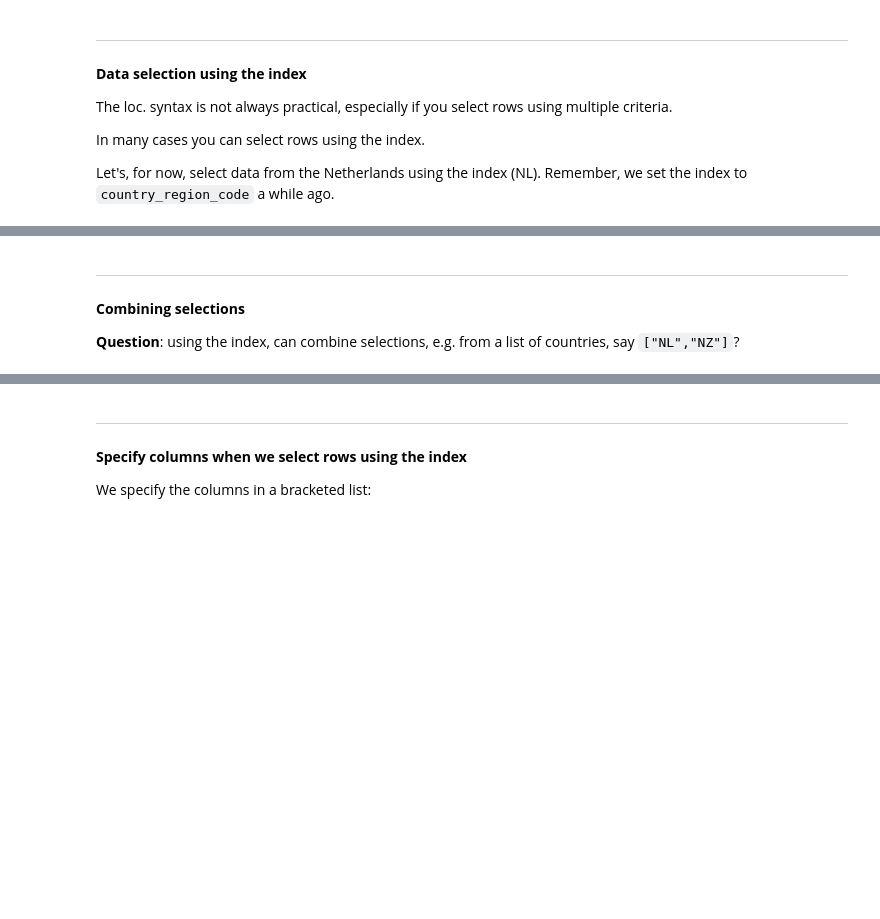
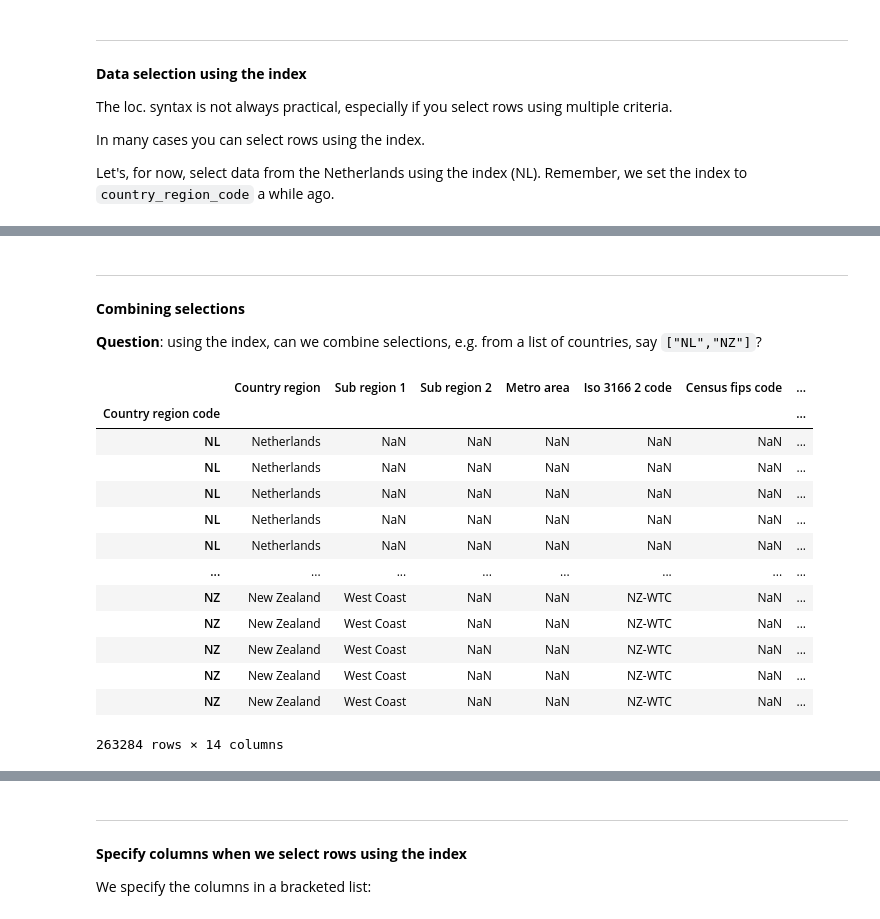
Before and after one commit to blucap/EEA_Python_Primer, a Jupyter notebook: session5.ipynb, the cells around one changed output, grey strips where cells are left out. Cells and saved outputs as stored; diff of their text form; code cells hidden in the pictures; blank space fills up the shorter version.

```diff
--- a/session5.ipynb
+++ b/session5.ipynb
@@ -156,9 +326,25 @@ dfnl.head(3)
 
 **Combining selections**
 
-**Question**: using the index, can combine selections, e.g. from a list of countries, say `["NL","NZ"]`?
+**Question**: using the index, can we combine selections, e.g. from a list of countries, say `["NL","NZ"]`?
 # %%
-
+dfnlnz = df.loc[["NL", "NZ"]]
 # Show the head of the newly created data frame dfnlnz:
+dfnlnz
+# %% [output]
+|  | Country region | Sub region 1 | Sub region 2 | Metro area | Iso 3166 2 code | Census fips code | ... |
+| Country region code |  |  |  |  |  |  | ... |
+| NL | Netherlands | NaN | NaN | NaN | NaN | NaN | ... |
+| NL | Netherlands | NaN | NaN | NaN | NaN | NaN | ... |
+| NL | Netherlands | NaN | NaN | NaN | NaN | NaN | ... |
+| NL | Netherlands | NaN | NaN | NaN | NaN | NaN | ... |
+| NL | Netherlands | NaN | NaN | NaN | NaN | NaN | ... |
+| ... | ... | ... | ... | ... | ... | ... | ... |
+| NZ | New Zealand | West Coast | NaN | NaN | NZ-WTC | NaN | ... |
+| NZ | New Zealand | West Coast | NaN | NaN | NZ-WTC | NaN | ... |
+| NZ | New Zealand | West Coast | NaN | NaN | NZ-WTC | NaN | ... |
+| NZ | New Zealand | West Coast | NaN | NaN | NZ-WTC | NaN | ... |
+| NZ | New Zealand | West Coast | NaN | NaN | NZ-WTC | NaN | ... |
+263284 rows × 14 columns
 # %%
 # Show the tail of dfnlnz:
```
Also changed, not shown: parts of 57 cells of this notebook, 1 other file.
